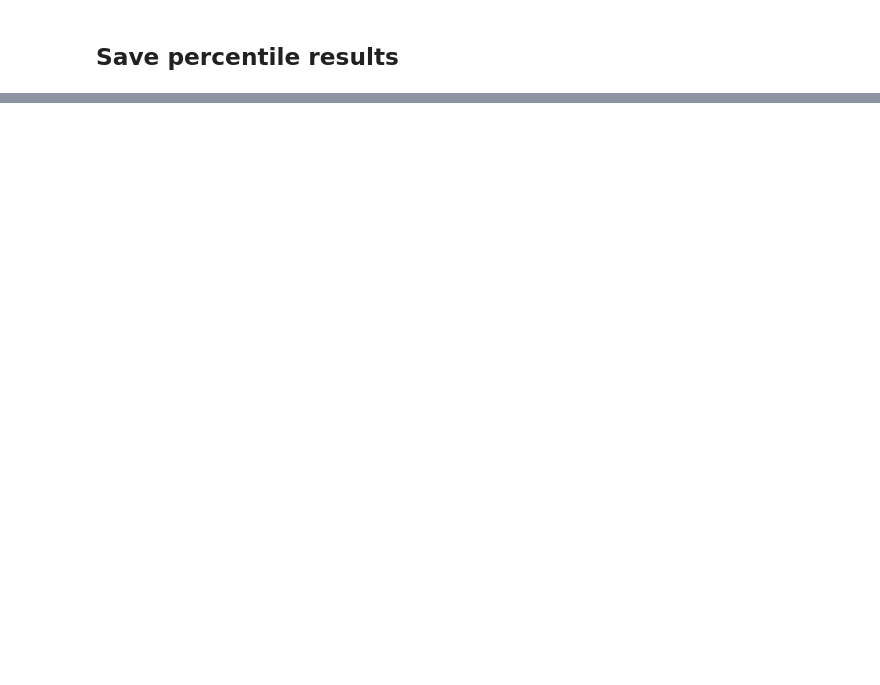
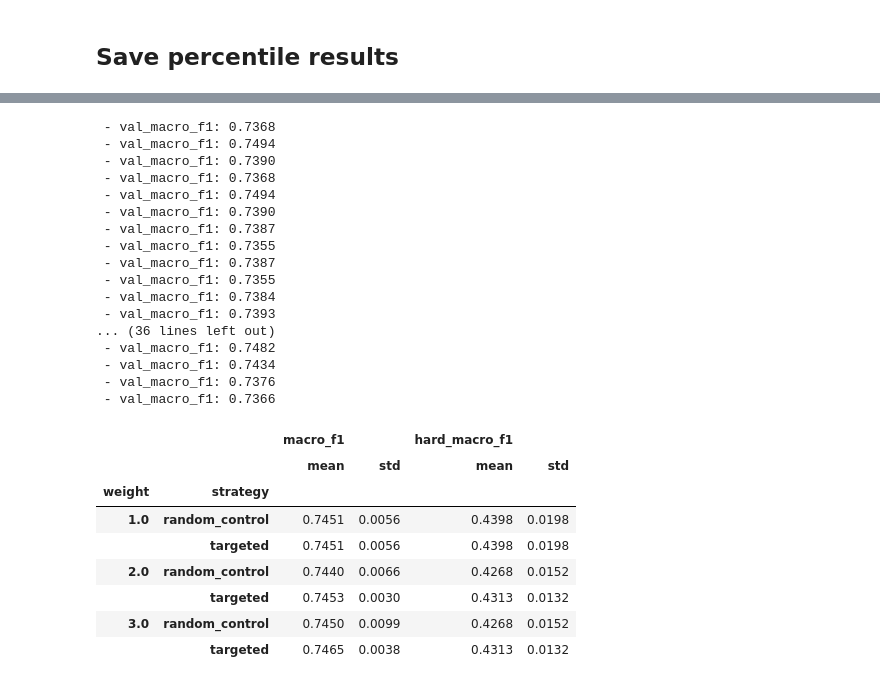
Before and after one commit to sinuhajii02/nlp-financial-phrasebank, a Jupyter notebook: notebook/07_cnn_finbert_targeted.ipynb, the cells around one changed output, grey strips where cells are left out. Saved outputs shown, nothing was run; the diff lists cells and outputs as text; code cells hidden in the pictures; blank space fills up the shorter version.

```diff
--- a/notebook/07_cnn_finbert_targeted.ipynb
+++ b/notebook/07_cnn_finbert_targeted.ipynb
@@ -304,0 +324,61 @@ print(results_df.to_string(index=False, float_format=lambda value: f"{value:.4f}
+# %%
+def fine_tune(weighted_indices, seed, weight=1.5):
+    keras.utils.set_random_seed(seed)
+    model = keras.models.clone_model(baseline_model)
+    model.set_weights(baseline_model.get_weights())
+    model.compile(optimizer=keras.optimizers.Adam(1e-4), loss="categorical_crossentropy", metrics=["accuracy"])
+    weights = np.ones(len(y_train))
+    weights[weighted_indices] = weight
+    model.fit(
+        X_train, keras.utils.to_categorical(y_train, len(LABELS)), sample_weight=weights,
+        validation_data=(X_val, keras.utils.to_categorical(y_val, len(LABELS))),
+        epochs=10, batch_size=32, verbose=0,
+        callbacks=[MacroF1Callback(X_val, y_val), keras.callbacks.EarlyStopping(
+            monitor="val_macro_f1", mode="max", patience=1, restore_best_weights=True)],
+    )
+    return model
+
+def random_indices(n, seed):
+    return np.random.default_rng(seed).choice(len(y_train), size=n, replace=False)
+# %%
+# Weight sweep: is weight 1.5 just too mild? P20 only, 3 seeds (~3-4 min).
+# weight 1.0 = continue training with no emphasis at all (extra control).
+sel = hard_selection[20]
+rows_w = []
+for weight in [1.0, 2.0, 3.0]:
+    for seed in [42, 43, 44]:
+        for strategy, idx in [("targeted", sel["train_indices"]),
+                              ("random_control", random_indices(len(sel["train_indices"]), seed))]:
+            scores = score_model(fine_tune(idx, seed, weight), X_val, y_val, sel["val_indices"])
+            rows_w.append({"weight": weight, "strategy": strategy, "seed": seed, **scores})
+
+weight_df = pd.DataFrame(rows_w)
+weight_df.to_csv("../results/experiment_7_weight_sweep_p20.csv", index=False)
+weight_df.groupby(["weight", "strategy"])[["macro_f1", "hard_macro_f1"]].agg(["mean", "std"]).round(4)
+# %% [output]
+ - val_macro_f1: 0.7368
+ - val_macro_f1: 0.7494
+ - val_macro_f1: 0.7390
+ - val_macro_f1: 0.7368
+ - val_macro_f1: 0.7494
+ - val_macro_f1: 0.7390
+ - val_macro_f1: 0.7387
+ - val_macro_f1: 0.7355
+ - val_macro_f1: 0.7387
+ - val_macro_f1: 0.7355
+ - val_macro_f1: 0.7384
+ - val_macro_f1: 0.7393
+... (36 lines left out)
+ - val_macro_f1: 0.7482
+ - val_macro_f1: 0.7434
+ - val_macro_f1: 0.7376
+ - val_macro_f1: 0.7366
+|  |  | macro_f1 |  | hard_macro_f1 |  |
+|  |  | mean | std | mean | std |
+| weight | strategy |  |  |  |  |
+| 1.0 | random_control | 0.7451 | 0.0056 | 0.4398 | 0.0198 |
+|  | targeted | 0.7451 | 0.0056 | 0.4398 | 0.0198 |
+| 2.0 | random_control | 0.7440 | 0.0066 | 0.4268 | 0.0152 |
+|  | targeted | 0.7453 | 0.0030 | 0.4313 | 0.0132 |
+| 3.0 | random_control | 0.7450 | 0.0099 | 0.4268 | 0.0152 |
+|  | targeted | 0.7465 | 0.0038 | 0.4313 | 0.0132 |
```
Also changed, not shown: parts of 12 cells of this notebook, 5 other files.
